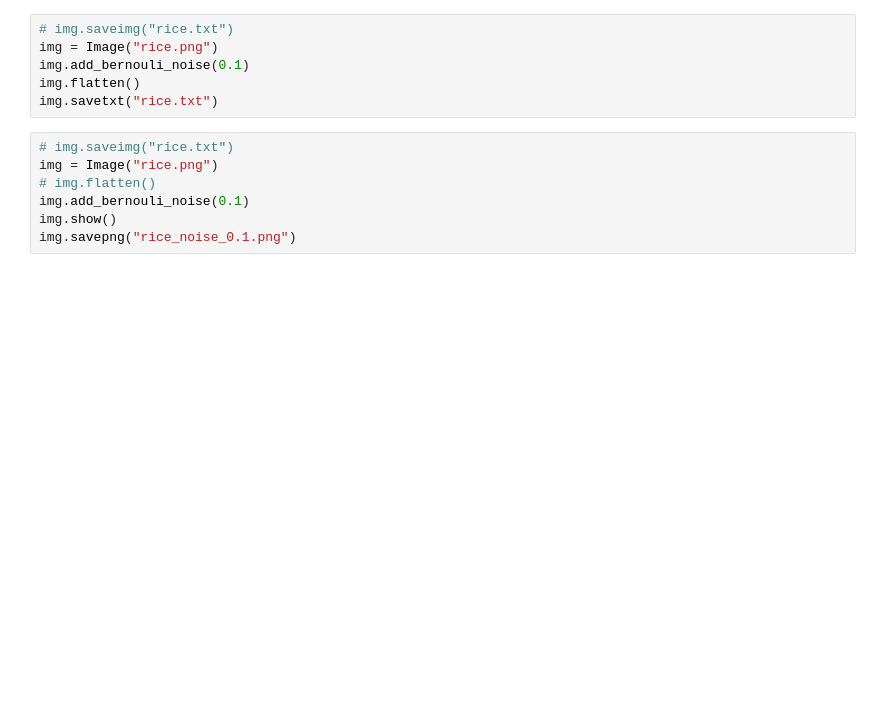
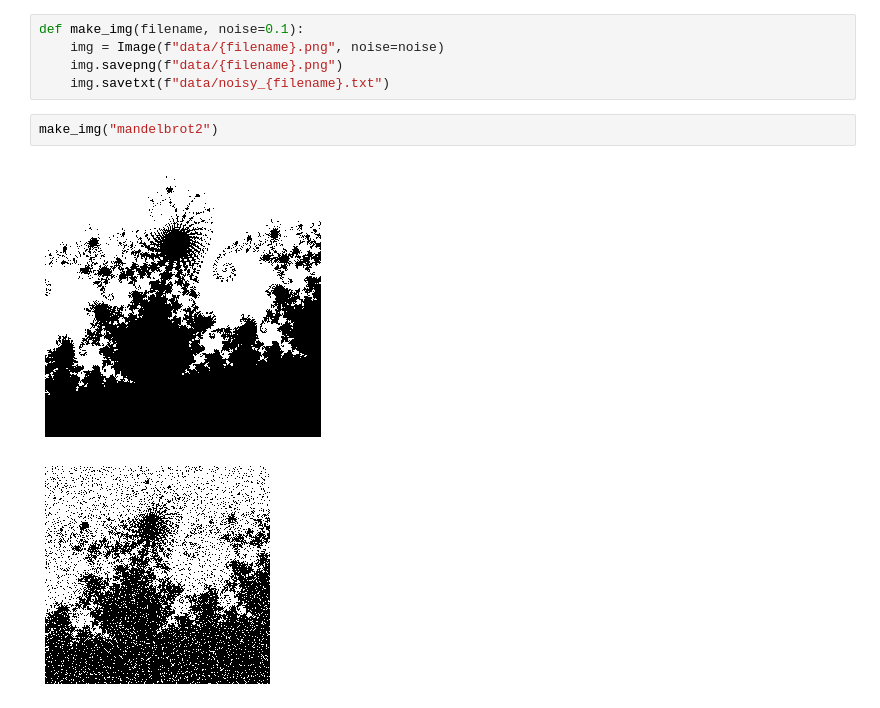
Before and after one commit to Yi-Zhou/15618-proj, a Jupyter notebook: metis.ipynb, the cells around one changed output. Drawn from its saved outputs; the diff is of its cells as text; blank space fills up the shorter version.

Commit message:
mandelbrot data

```diff
--- a/metis.ipynb
+++ b/metis.ipynb
@@ -63,13 +111,10 @@ class Image:
-# %%
-# img.saveimg("rice.txt")
-img = Image("rice.png")
-img.add_bernouli_noise(0.1)
-img.flatten()
-img.savetxt("rice.txt")
-# %%
-# img.saveimg("rice.txt")
-img = Image("rice.png")
-# img.flatten()
-img.add_bernouli_noise(0.1)
-img.show()
-img.savepng("rice_noise_0.1.png")
+# %%
+def make_img(filename, noise=0.1):
+    img = Image(f"data/{filename}.png", noise=noise)
+    img.savepng(f"data/{filename}.png")
+    img.savetxt(f"data/noisy_{filename}.txt")
+# %%
+make_img("mandelbrot2")
+# %% [output]
+[figure, added]
+[figure, added]
```
Also changed, not shown: parts of 6 cells of this notebook, 3 other files.
